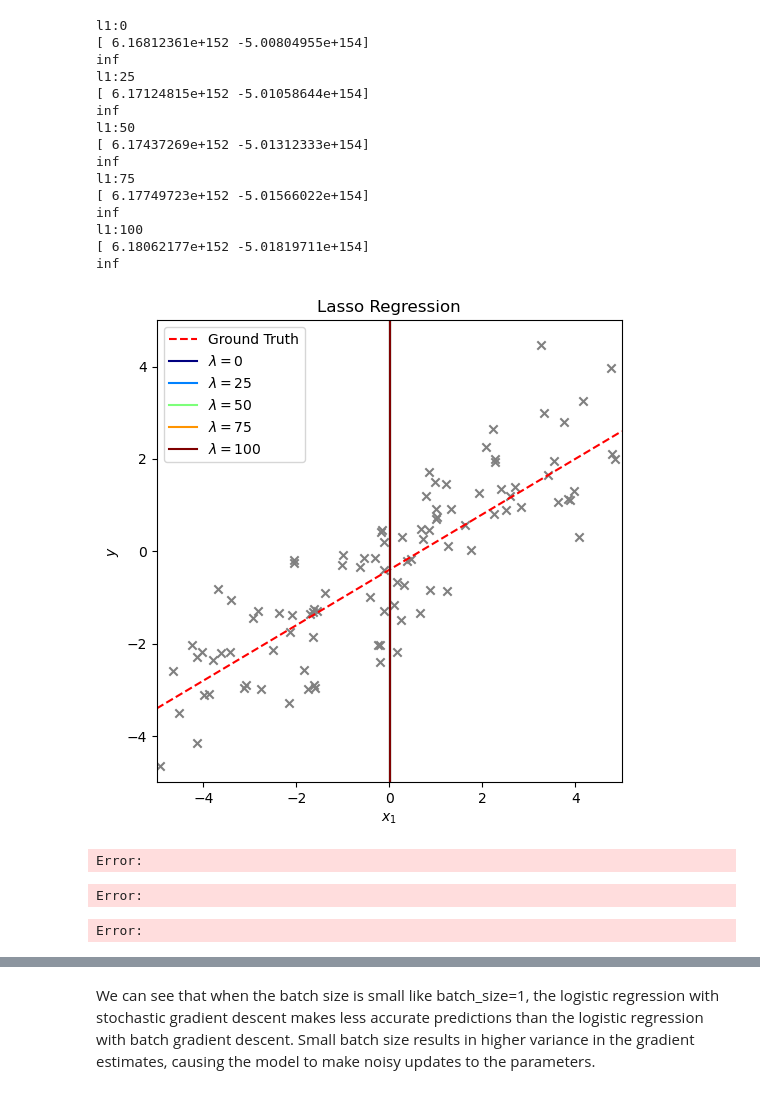
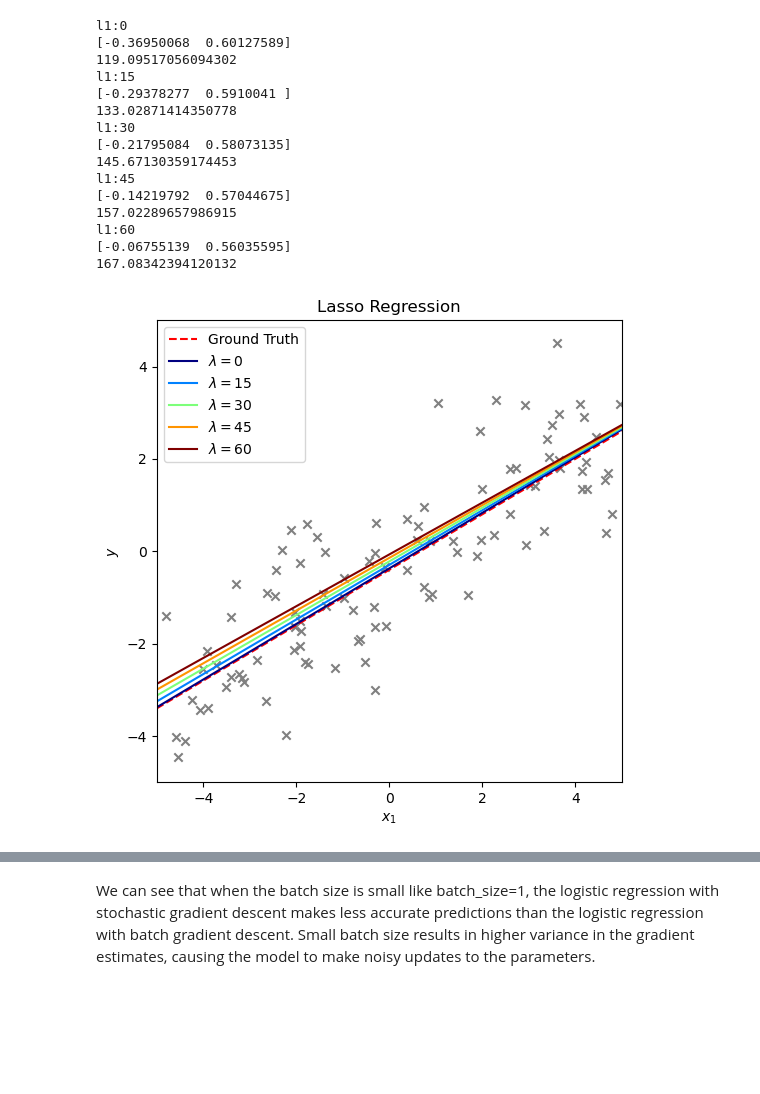
Before and after one commit to RuoxueWang-lab/ML-Basics, a Jupyter notebook: perform_ml_methods.ipynb, the cells around one changed output, grey strips where cells are left out. Cells and saved outputs as stored; diff of their text form; code cells hidden in the pictures; blank space fills up the shorter version.

```diff
--- a/perform_ml_methods.ipynb
+++ b/perform_ml_methods.ipynb
@@ -166,53 +152,51 @@ def plot_lasso_regression_1d ( axes, X1, y, weights, limits, l1s=[0] ):
     y1 = weights[0] + limits[1] * weights[1]
 
     axes.plot(limits, (y0, y1), linestyle='dashed', color='red', label='Ground Truth')
 
     cmap = matplotlib.colormaps['jet']
     for l1 in l1s:
         print(f'l1:{l1}')
-        ww, losses = MLmethods.LassRegression_with_BatchGD(X1, y, l1)
+        ww, losses = MLmethods.LassoRegression_with_BatchGD(X1, y, l1, lr=0.001)
         print(ww[-1])
         print(losses[-1])
 
         # Plot the estimated relationship
         y0 = ww[-1][0] + limits[0] * ww[-1][1]
         y1 = ww[-1][0] + limits[1] * ww[-1][1]
 
         axes.plot(limits, (y0, y1), linestyle='solid', color=cmap(l1/np.max(l1s)), label='$\lambda=%.f$' % l1)
 
     axes.set_xlim(limits[0], limits[1])
     axes.set_ylim(limits[0], limits[1])
     axes.set_xlabel('$x_1$')
     axes.set_ylabel('$y$')
 
     axes.legend(loc='upper left')
 
     axes.set_title('Lasso Regression')
 
 fig = plt.figure(figsize=(6, 6))
 axs = fig.subplots()
 
-plot_lasso_regression_1d(axs, X1, y, WEIGHTS, LIMITS, l2s)
+l1s = np.arange(5) * 15
+plot_lasso_regression_1d(axs, X1, y, WEIGHTS, LIMITS, l1s)
 # %% [output]
 l1:0
-[ 6.16812361e+152 -5.00804955e+154]
-inf
-l1:25
-[ 6.17124815e+152 -5.01058644e+154]
-inf
-l1:50
-[ 6.17437269e+152 -5.01312333e+154]
-inf
-l1:75
-[ 6.17749723e+152 -5.01566022e+154]
-inf
-l1:100
-[ 6.18062177e+152 -5.01819711e+154]
-inf
+[-0.36950068  0.60127589]
+119.09517056094302
+l1:15
+[-0.29378277  0.5910041 ]
+133.02871414350778
+l1:30
+[-0.21795084  0.58073135]
+145.67130359174453
+l1:45
+[-0.14219792  0.57044675]
+157.02289657986915
+l1:60
+[-0.06755139  0.56035595]
+167.08342394120132
-[figure, old version]
+[figure, new version]
-Error:
-Error:
-Error:
 # %%
 # Generate data for a 1D polimonial model:
 WEIGHTS_ploy = [0.5, -0.4, 0.6] # If the number of weights here is still 2, we're still using linear model
```
Also changed, not shown: parts of 10 cells of this notebook.
